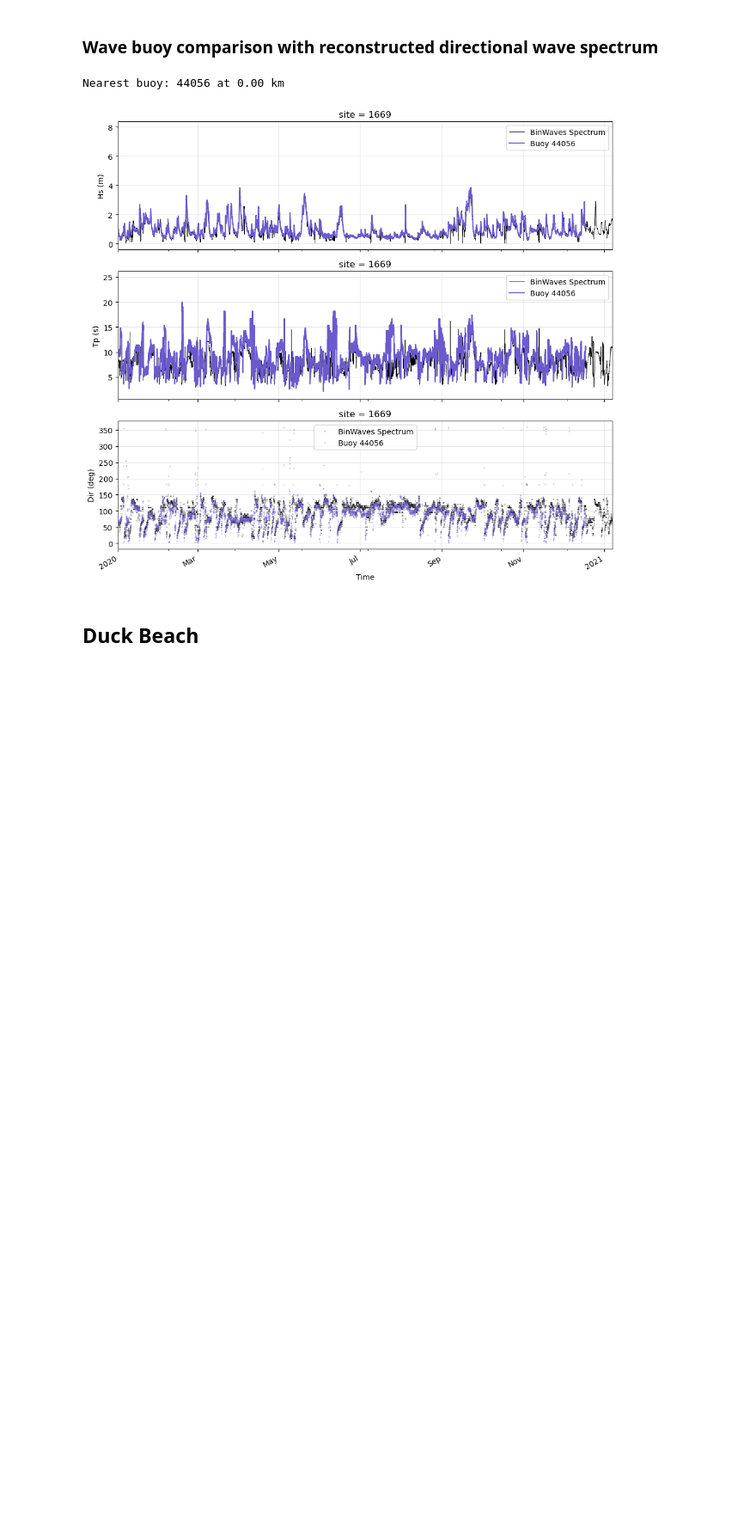
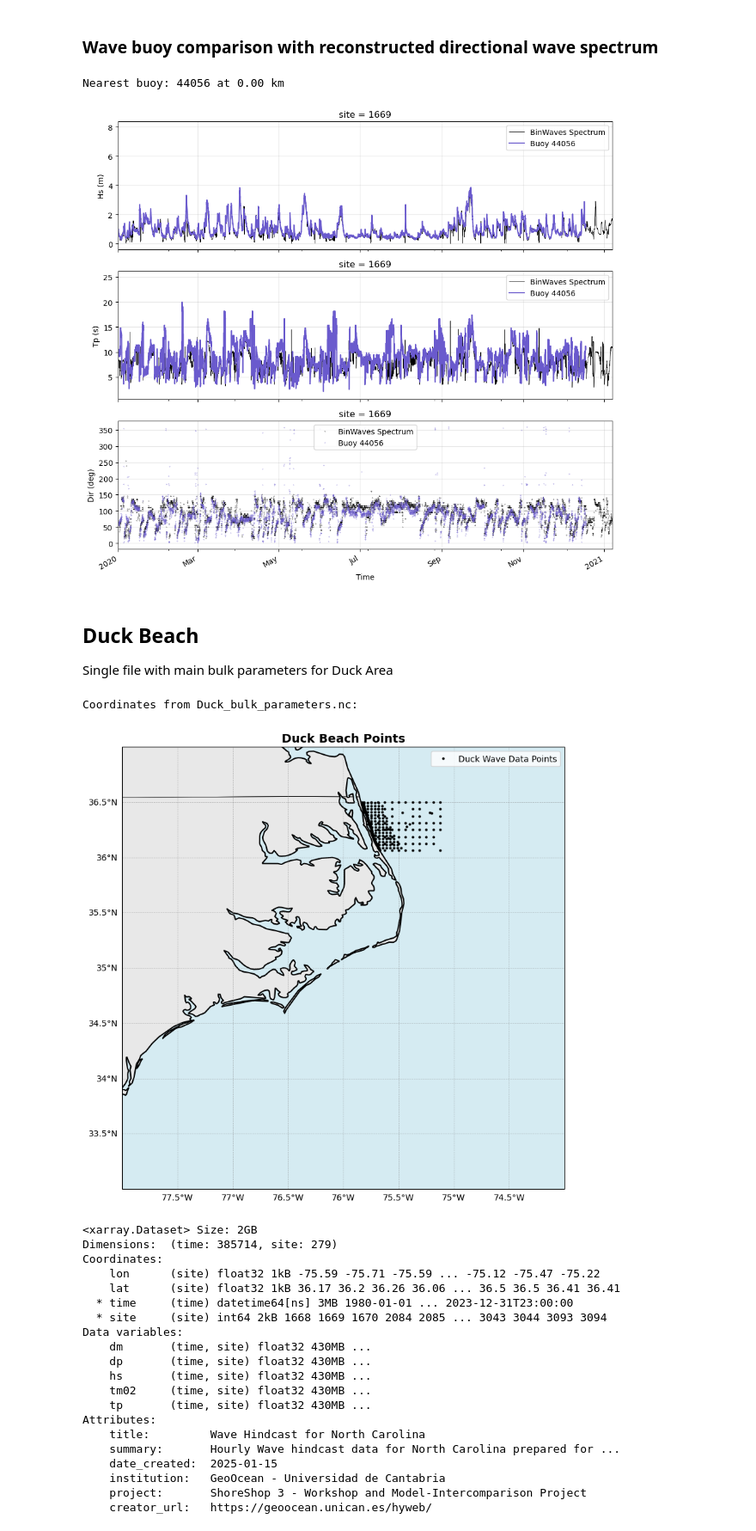
Before and after one commit to GeoOcean/shoreshop3, a Jupyter notebook: hindcast_1980_2023/01.Wave&Winds_Hindcast_1980_2023.ipynb, the cells around one changed output. Shown at 86% size. Drawn from its saved outputs; the diff is of its cells as text; code cells hidden in the pictures; blank space fills up the shorter version.

```diff
--- a/hindcast_1980_2023/01.Wave&Winds_Hindcast_1980_2023.ipynb
+++ b/hindcast_1980_2023/01.Wave&Winds_Hindcast_1980_2023.ipynb
@@ -559,3 +572,78 @@ Nearest buoy: 44056 at 0.00 km
 [figure]
 # %% [markdown]
 ## Duck Beach
+
+Single file with main bulk parameters for Duck Area
+# %%
+import xarray as xr
+import pandas as pd
+import matplotlib.pyplot as plt
+import cartopy.crs as ccrs
+import cartopy.feature as cfeature
+from utils.plotting import haversine_km
+
+# point of interest
+duck_data = xr.open_dataset("./inputs/waves&winds/Duck_bulk_parameters.nc")
+
+# Extract coordinates from the NetCDF file
+lat = duck_data.lat.values
+lon = duck_data.lon.values
+
+# Display coordinates from the file
+print(f"Coordinates from Duck_bulk_parameters.nc:")
+
+# Create map with cartopy
+fig = plt.figure(figsize=(10, 8))
+ax = plt.axes(projection=ccrs.PlateCarree())
+
+# Set map extent (North Carolina coast area)
+ax.set_extent([-78, -74, 33, 37], crs=ccrs.PlateCarree())
+
+# Add map features
+ax.add_feature(cfeature.LAND, color='lightgray', alpha=0.5)
+ax.add_feature(cfeature.OCEAN, color='lightblue', alpha=0.5)
+ax.add_feature(cfeature.COASTLINE, linewidth=1.5)
+ax.add_feature(cfeature.BORDERS, linestyle='--', linewidth=0.5)
+ax.add_feature(cfeature.STATES, linewidth=0.5)
+
+# Plot the coordinates from the NetCDF file
+ax.plot(lon, lat, 'ok', markersize=2, transform=ccrs.PlateCarree(),
+        label=f'Duck Wave Data Points', zorder=5)
+
+# Add gridlines
+gl = ax.gridlines(crs=ccrs.PlateCarree(), draw_labels=True,
+                  linewidth=0.5, color='gray', alpha=0.5, linestyle='--')
+gl.top_labels = False
+gl.right_labels = False
+
+# Add title and legend
+plt.title('Duck Beach Points', fontsize=14, fontweight='bold')
+plt.legend(loc='upper right', fontsize=10)
+
+plt.tight_layout()
+plt.show()
+
+duck_data
+# %% [output]
+Coordinates from Duck_bulk_parameters.nc:
+[figure, added]
+<xarray.Dataset> Size: 2GB
+Dimensions:  (time: 385714, site: 279)
+Coordinates:
+    lon      (site) float32 1kB -75.59 -75.71 -75.59 ... -75.12 -75.47 -75.22
+    lat      (site) float32 1kB 36.17 36.2 36.26 36.06 ... 36.5 36.5 36.41 36.41
+  * time     (time) datetime64[ns] 3MB 1980-01-01 ... 2023-12-31T23:00:00
+  * site     (site) int64 2kB 1668 1669 1670 2084 2085 ... 3043 3044 3093 3094
+Data variables:
+    dm       (time, site) float32 430MB ...
+    dp       (time, site) float32 430MB ...
+    hs       (time, site) float32 430MB ...
+    tm02     (time, site) float32 430MB ...
+    tp       (time, site) float32 430MB ...
+Attributes:
+    title:         Wave Hindcast for North Carolina
+    summary:       Hourly Wave hindcast data for North Carolina prepared for ...
+    date_created:  2025-01-15
+    institution:   GeoOcean - Universidad de Cantabria
+    project:       ShoreShop 3 - Workshop and Model-Intercomparison Project
+    creator_url:   https://geoocean.unican.es/hyweb/
```
Also changed, not shown: parts of 5 cells of this notebook, 10 other files.
